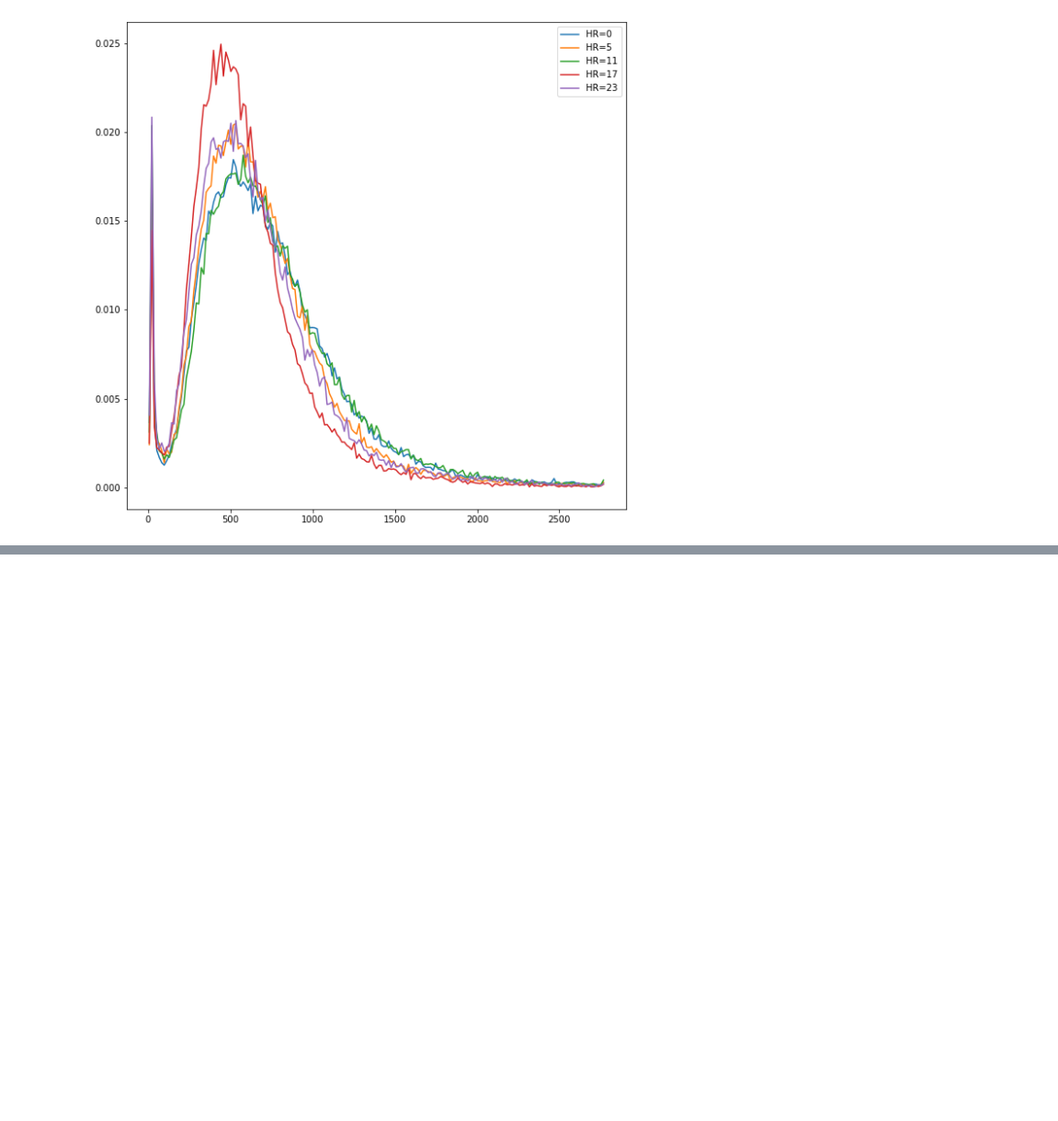
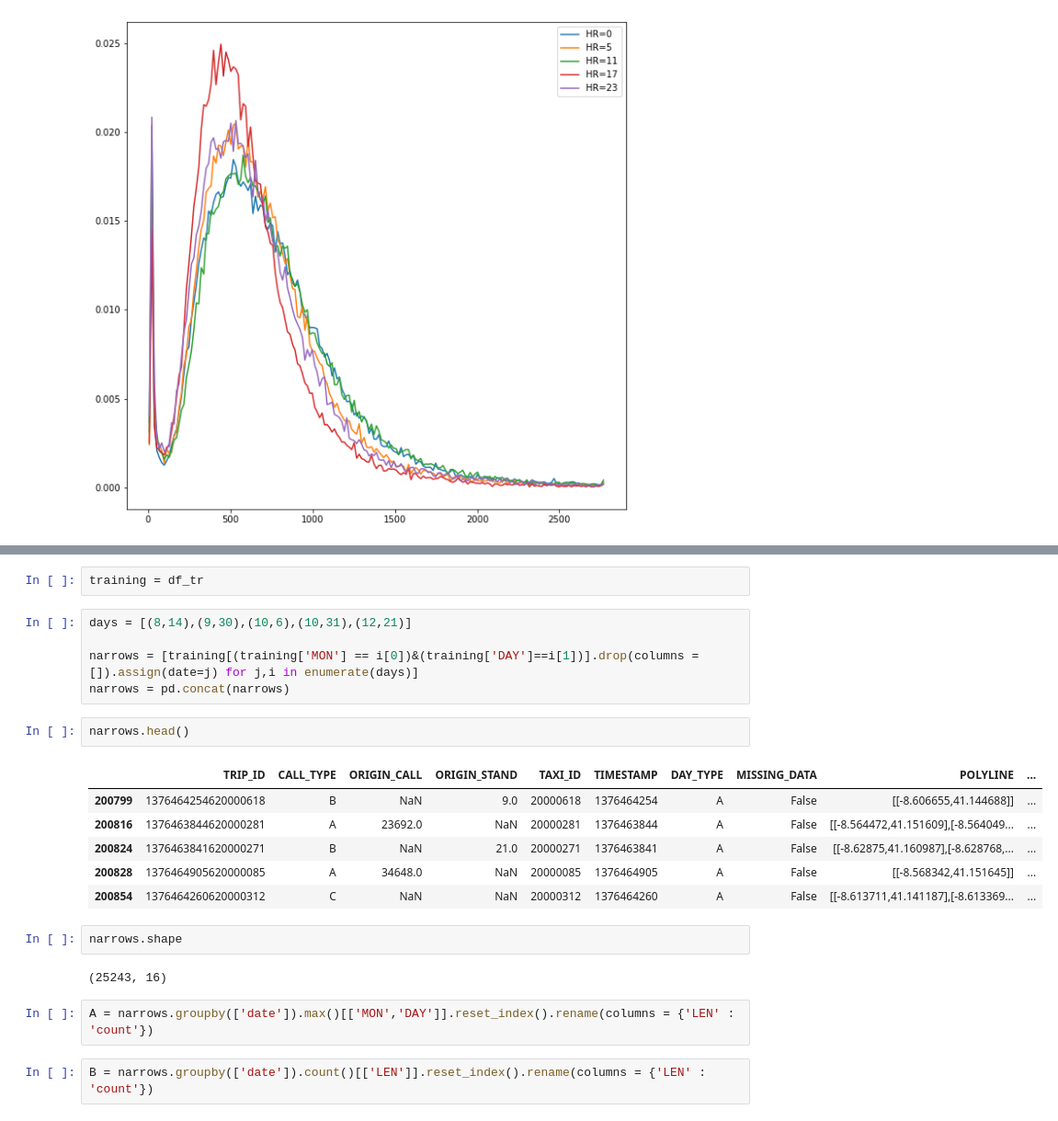
Before and after one commit to is-patel/CSE151BFINALPRJ, a Jupyter notebook: feature_engineering.ipynb, the cells around one changed output, grey strips where cells are left out. Shown at 92% size. Saved outputs shown, nothing was run; the diff lists cells and outputs as text; blank space fills up the shorter version.

```diff
--- a/feature_engineering.ipynb
+++ b/feature_engineering.ipynb
@@ -175,0 +214,24 @@ plt.legend();
+# %%
+training = df_tr
+# %%
+days = [(8,14),(9,30),(10,6),(10,31),(12,21)]
+
+narrows = [training[(training['MON'] == i[0])&(training['DAY']==i[1])].drop(columns = []).assign(date=j) for j,i in enumerate(days)]
+narrows = pd.concat(narrows)
+# %%
+narrows.head()
+# %% [output]
+|  | TRIP_ID | CALL_TYPE | ORIGIN_CALL | ORIGIN_STAND | TAXI_ID | TIMESTAMP | DAY_TYPE | MISSING_DATA | POLYLINE | ... |
+| 200799 | 1376464254620000618 | B | NaN | 9.0 | 20000618 | 1376464254 | A | False | [[-8.606655,41.144688]] | ... |
+| 200816 | 1376463844620000281 | A | 23692.0 | NaN | 20000281 | 1376463844 | A | False | [[-8.564472,41.151609],[-8.564049... | ... |
+| 200824 | 1376463841620000271 | B | NaN | 21.0 | 20000271 | 1376463841 | A | False | [[-8.62875,41.160987],[-8.628768,... | ... |
+| 200828 | 1376464905620000085 | A | 34648.0 | NaN | 20000085 | 1376464905 | A | False | [[-8.568342,41.151645]] | ... |
+| 200854 | 1376464260620000312 | C | NaN | NaN | 20000312 | 1376464260 | A | False | [[-8.613711,41.141187],[-8.613369... | ... |
+# %%
+narrows.shape
+# %% [output]
+(25243, 16)
+# %%
+A = narrows.groupby(['date']).max()[['MON','DAY']].reset_index().rename(columns = {'LEN' : 'count'})
+# %%
+B = narrows.groupby(['date']).count()[['LEN']].reset_index().rename(columns = {'LEN' : 'count'})
```
Also changed, not shown: parts of 10 cells of this notebook, 4 other files.
